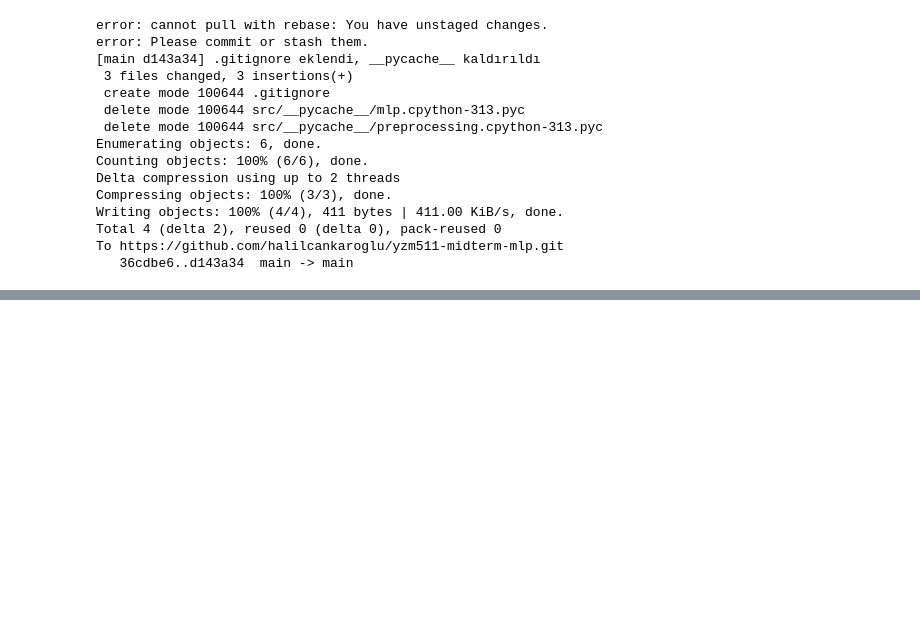
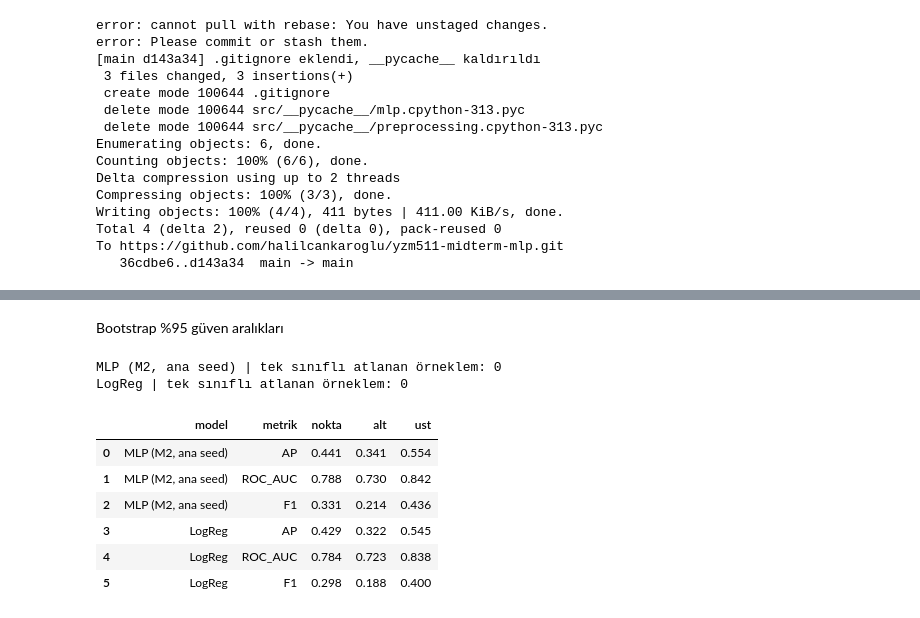
Before and after one commit to halilcankaroglu/yzm511-midterm-mlp, a Jupyter notebook: 03_final_test.ipynb, the cells around one changed output, grey strips where cells are left out. Cells and saved outputs as stored; diff of their text form; code cells hidden in the pictures; blank space fills up the shorter version.

```diff
--- a/03_final_test.ipynb
+++ b/03_final_test.ipynb
@@ -160,0 +197,38 @@ To https://github.com/halilcankaroglu/yzm511-midterm-mlp.git
+# %% [markdown]
+Bootstrap %95 güven aralıkları
+# %%
+from sklearn.metrics import average_precision_score, roc_auc_score, f1_score
+
+def bootstrap(y, p, n=1000, seed=SEEDS["base"] + 20):
+    rng = np.random.default_rng(seed)
+    out, skipped = [], 0
+    while len(out) < n:
+        i = rng.integers(0, len(y), len(y))
+        if y[i].min() == y[i].max():          # tek sınıf kaldıysa atla
+            skipped += 1; continue
+        out.append((average_precision_score(y[i], p[i]), roc_auc_score(y[i], p[i]),
+                    f1_score(y[i], (p[i] >= 0.5).astype(int), zero_division=0)))
+    out = np.array(out)
+    lo, hi = np.percentile(out, [2.5, 97.5], axis=0)
+    return pd.DataFrame({"alt": lo, "ust": hi}, index=["AP", "ROC_AUC", "F1"]), skipped
+
+rows = []
+for name, col in [("MLP (M2, ana seed)", "p_mlp_seed0"), ("LogReg", "p_logreg")]:
+    ci, skipped = bootstrap(y_test, preds[col].values)
+    for met in ci.index:
+        rows.append(dict(model=name, metrik=met, nokta=test.loc[name, met],
+                         alt=ci.loc[met, "alt"], ust=ci.loc[met, "ust"]))
+    print(name, "| tek sınıflı atlanan örneklem:", skipped)
+ci_table = pd.DataFrame(rows).round(3)
+ci_table.to_csv("results/test_bootstrap_ci.csv", index=False)
+ci_table
+# %% [output]
+MLP (M2, ana seed) | tek sınıflı atlanan örneklem: 0
+LogReg | tek sınıflı atlanan örneklem: 0
+|  | model | metrik | nokta | alt | ust |
+| 0 | MLP (M2, ana seed) | AP | 0.441 | 0.341 | 0.554 |
+| 1 | MLP (M2, ana seed) | ROC_AUC | 0.788 | 0.730 | 0.842 |
+| 2 | MLP (M2, ana seed) | F1 | 0.331 | 0.214 | 0.436 |
+| 3 | LogReg | AP | 0.429 | 0.322 | 0.545 |
+| 4 | LogReg | ROC_AUC | 0.784 | 0.723 | 0.838 |
+| 5 | LogReg | F1 | 0.298 | 0.188 | 0.400 |
```
Also changed, not shown: parts of 7 cells of this notebook.
